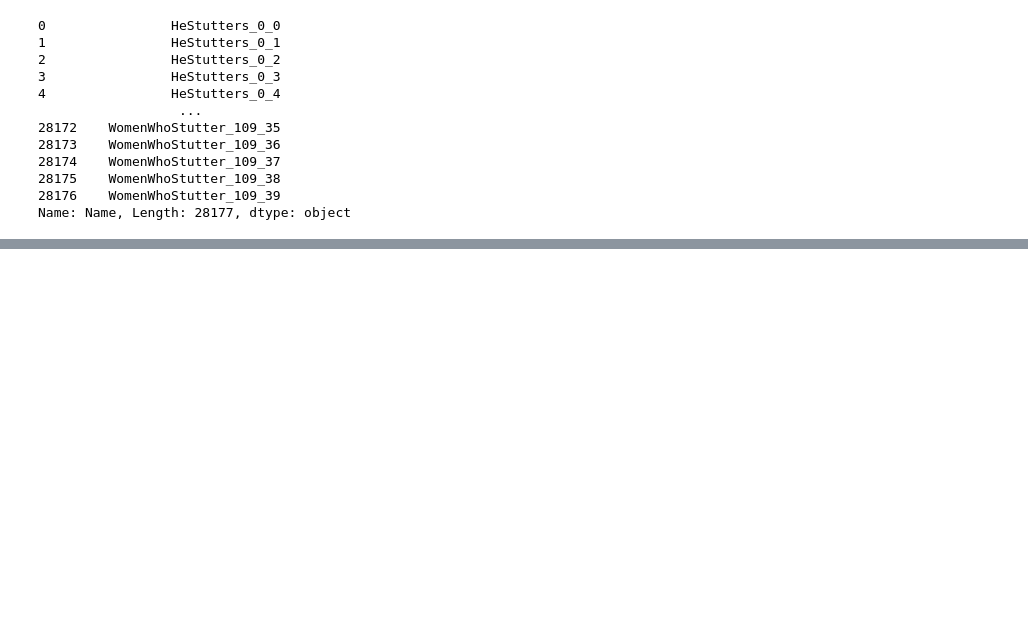
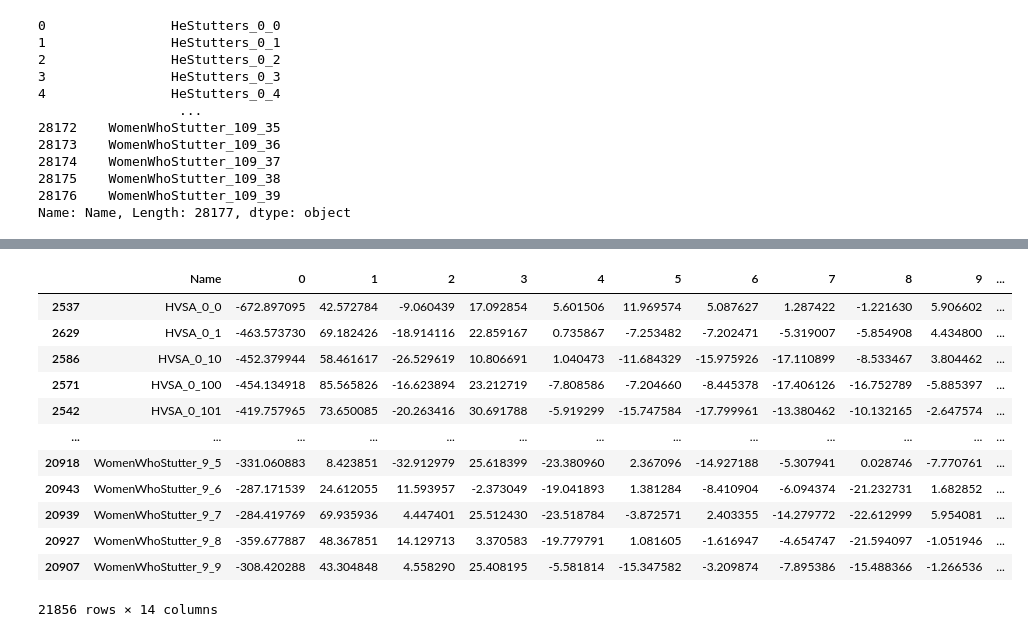
Before and after one commit to justanotherinternetguy/XSpeech, a Jupyter notebook: data_processing/process.ipynb, the cells around one changed output, grey strips where cells are left out. Cells and saved outputs as stored; diff of their text form; code cells hidden in the pictures; blank space fills up the shorter version.

```diff
--- a/data_processing/process.ipynb
+++ b/data_processing/process.ipynb
@@ -55,0 +172,17 @@ Name: Name, Length: 28177, dtype: object
+# %%
+df_features.rename(columns = {'index':'Name'}, inplace = True)
+df_features
+# %% [output]
+|  | Name | 0 | 1 | 2 | 3 | 4 | 5 | 6 | 7 | 8 | 9 | ... |
+| 2537 | HVSA_0_0 | -672.897095 | 42.572784 | -9.060439 | 17.092854 | 5.601506 | 11.969574 | 5.087627 | 1.287422 | -1.221630 | 5.906602 | ... |
+| 2629 | HVSA_0_1 | -463.573730 | 69.182426 | -18.914116 | 22.859167 | 0.735867 | -7.253482 | -7.202471 | -5.319007 | -5.854908 | 4.434800 | ... |
+| 2586 | HVSA_0_10 | -452.379944 | 58.461617 | -26.529619 | 10.806691 | 1.040473 | -11.684329 | -15.975926 | -17.110899 | -8.533467 | 3.804462 | ... |
+| 2571 | HVSA_0_100 | -454.134918 | 85.565826 | -16.623894 | 23.212719 | -7.808586 | -7.204660 | -8.445378 | -17.406126 | -16.752789 | -5.885397 | ... |
+| 2542 | HVSA_0_101 | -419.757965 | 73.650085 | -20.263416 | 30.691788 | -5.919299 | -15.747584 | -17.799961 | -13.380462 | -10.132165 | -2.647574 | ... |
+| ... | ... | ... | ... | ... | ... | ... | ... | ... | ... | ... | ... | ... |
+| 20918 | WomenWhoStutter_9_5 | -331.060883 | 8.423851 | -32.912979 | 25.618399 | -23.380960 | 2.367096 | -14.927188 | -5.307941 | 0.028746 | -7.770761 | ... |
+| 20943 | WomenWhoStutter_9_6 | -287.171539 | 24.612055 | 11.593957 | -2.373049 | -19.041893 | 1.381284 | -8.410904 | -6.094374 | -21.232731 | 1.682852 | ... |
+| 20939 | WomenWhoStutter_9_7 | -284.419769 | 69.935936 | 4.447401 | 25.512430 | -23.518784 | -3.872571 | 2.403355 | -14.279772 | -22.612999 | 5.954081 | ... |
+| 20927 | WomenWhoStutter_9_8 | -359.677887 | 48.367851 | 14.129713 | 3.370583 | -19.779791 | 1.081605 | -1.616947 | -4.654747 | -21.594097 | -1.051946 | ... |
+| 20907 | WomenWhoStutter_9_9 | -308.420288 | 43.304848 | 4.558290 | 25.408195 | -5.581814 | -15.347582 | -3.209874 | -7.895386 | -15.488366 | -1.266536 | ... |
+21856 rows × 14 columns
```
Also changed, not shown: parts of 27 cells of this notebook, 2 other files.
